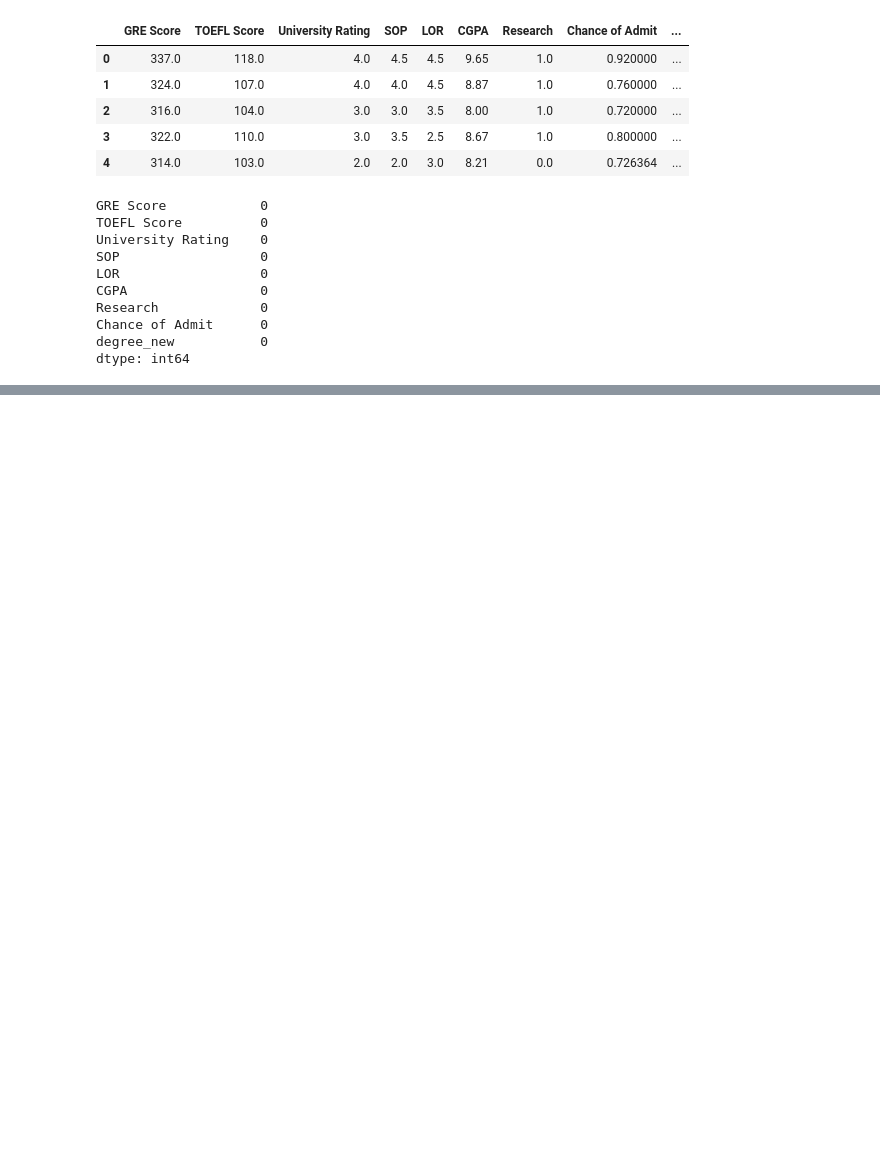
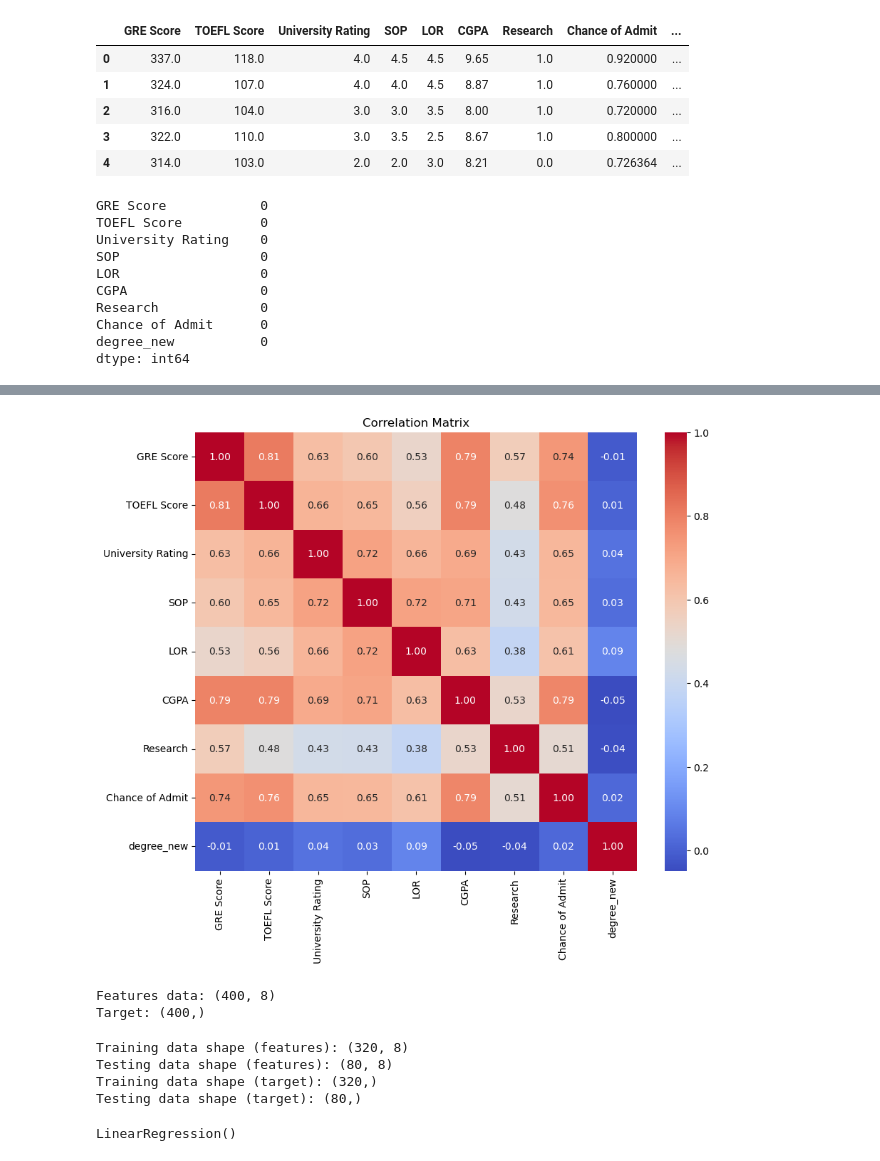
Before and after one commit to rayhankhan2192/labfinal, a Jupyter notebook: main.ipynb, the cells around one changed output, grey strips where cells are left out. Drawn from its saved outputs; the diff is of its cells as text; code cells hidden in the pictures; blank space fills up the shorter version.

```diff
--- a/main.ipynb
+++ b/main.ipynb
@@ -103,0 +134,18 @@ dtype: int64
+# %%
+
+plt.figure(figsize=(10,8))
+sns.heatmap(df.corr(), annot=True, cmap='coolwarm', fmt=".2f")
+plt.title('Correlation Matrix')
+plt.show()
+# %% [output]
+[figure, added]
+# %%
+features = [col for col in df.columns if col != 'Chance of Admit']  # Exclude target column
+X = df[features]
+y = df['Chance of Admit']
+# Display shapes
+print("Features data:", X.shape)
+print("Target:",y.shape)
+# %% [output]
+Features data: (400, 8)
+Target: (400,)
@@ -103,0 +154,15 @@ dtype: int64
+# %%
+print(f"Training data shape (features): {X_train.shape}")
+print(f"Testing data shape (features): {X_test.shape}")
+print(f"Training data shape (target): {y_train.shape}")
+print(f"Testing data shape (target): {y_test.shape}")
+# %% [output]
+Training data shape (features): (320, 8)
+Testing data shape (features): (80, 8)
+Training data shape (target): (320,)
+Testing data shape (target): (80,)
+# %%
+model = LinearRegression()
+model.fit(X_train,y_train)
+# %% [output]
+LinearRegression()
```
Also changed, not shown: parts of 3 cells of this notebook.
